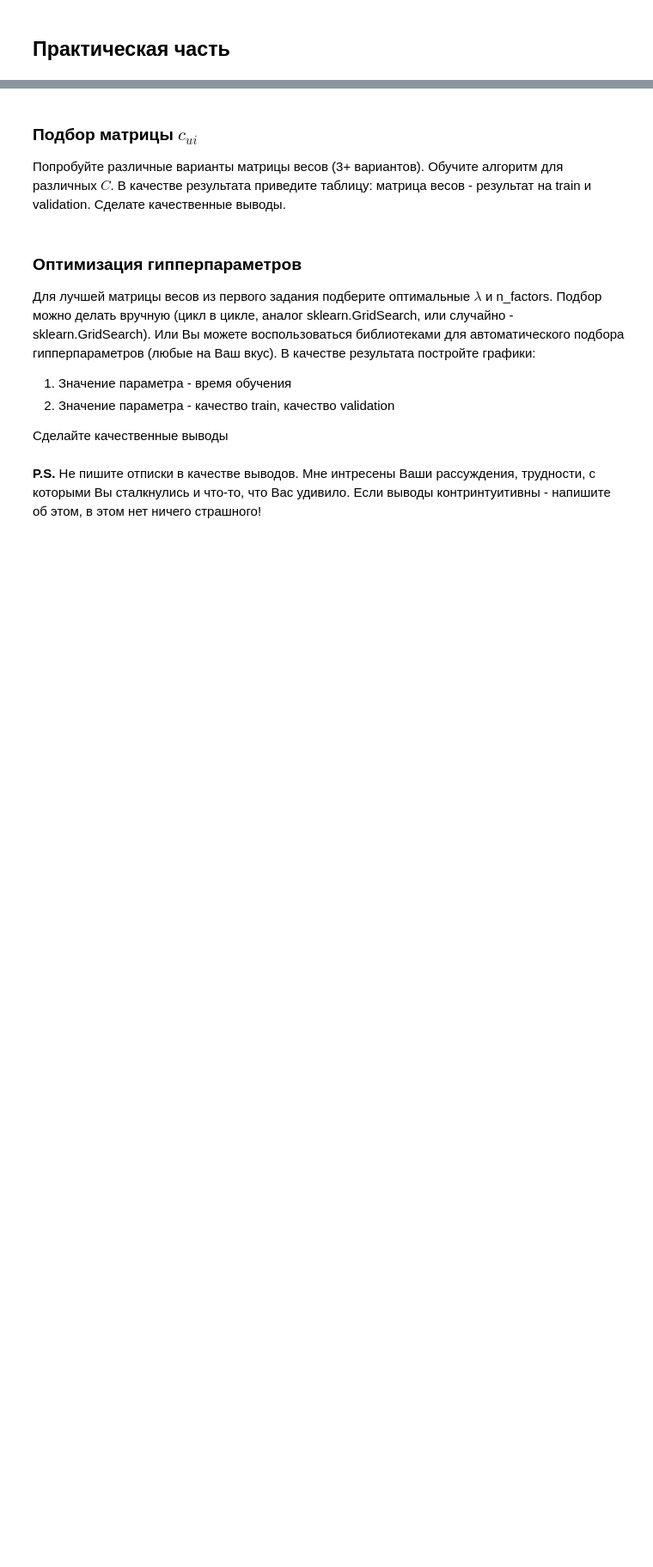
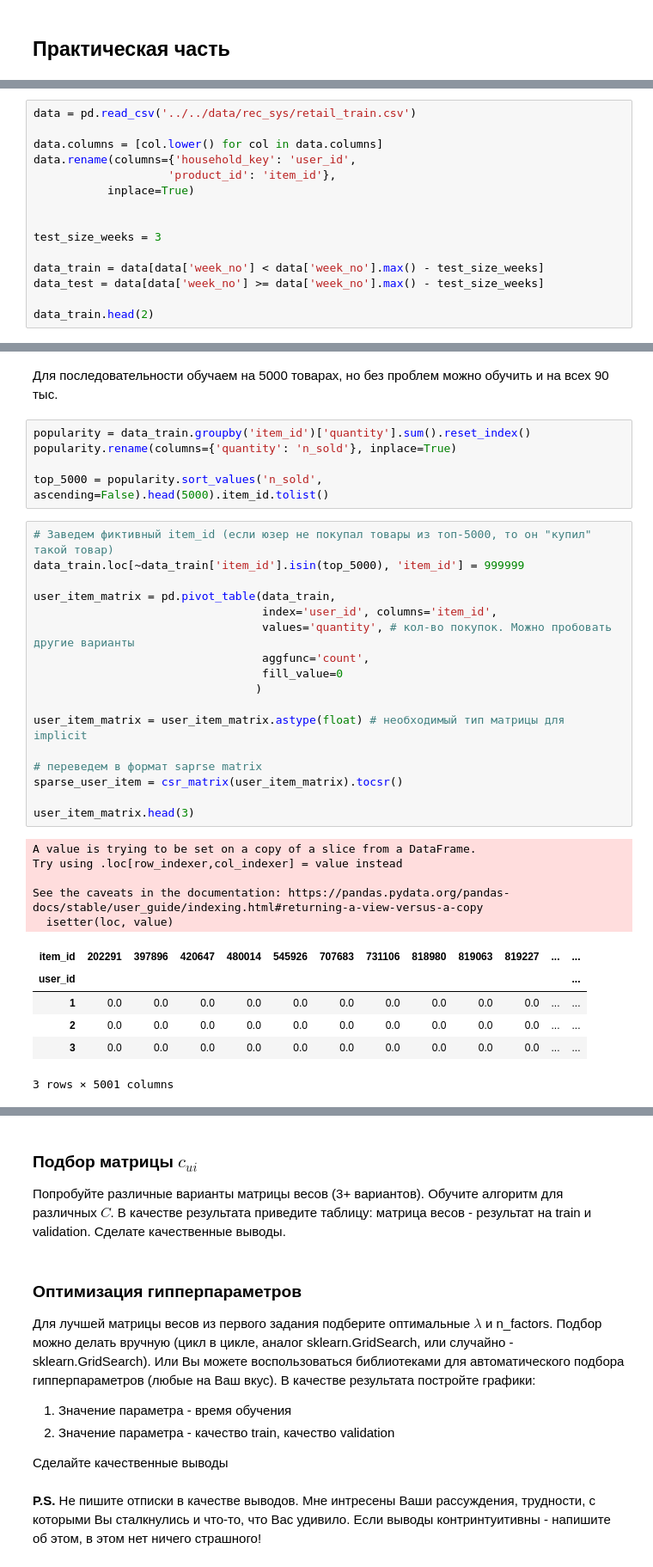
Before and after one commit to AndreiBazhenau/gb, a Jupyter notebook: rec_sys/hw3.ipynb, the cells around one changed output, grey strips where cells are left out. Shown at 86% size. Cells and saved outputs as stored; diff of their text form; blank space fills up the shorter version.

```diff
--- a/rec_sys/hw3.ipynb
+++ b/rec_sys/hw3.ipynb
@@ -23,0 +83,15 @@ import implicit
+# %%
+data = pd.read_csv('../../data/rec_sys/retail_train.csv')
+
+data.columns = [col.lower() for col in data.columns]
+data.rename(columns={'household_key': 'user_id',
+                    'product_id': 'item_id'},
+           inplace=True)
+
+
+test_size_weeks = 3
+
+data_train = data[data['week_no'] < data['week_no'].max() - test_size_weeks]
+data_test = data[data['week_no'] >= data['week_no'].max() - test_size_weeks]
+
+data_train.head(2)
@@ -23,0 +139,36 @@ import implicit
+# %% [markdown]
+Для последовательности обучаем на 5000 товарах, но без проблем можно обучить и на всех 90 тыс.
+# %%
+popularity = data_train.groupby('item_id')['quantity'].sum().reset_index()
+popularity.rename(columns={'quantity': 'n_sold'}, inplace=True)
+
+top_5000 = popularity.sort_values('n_sold', ascending=False).head(5000).item_id.tolist()
+# %%
+# Заведем фиктивный item_id (если юзер не покупал товары из топ-5000, то он "купил" такой товар)
+data_train.loc[~data_train['item_id'].isin(top_5000), 'item_id'] = 999999
+
+user_item_matrix = pd.pivot_table(data_train,
+                                  index='user_id', columns='item_id',
+                                  values='quantity', # кол-во покупок. Можно пробовать другие варианты
+                                  aggfunc='count',
+                                  fill_value=0
+                                 )
+
+user_item_matrix = user_item_matrix.astype(float) # необходимый тип матрицы для implicit
+
+# переведем в формат saprse matrix
+sparse_user_item = csr_matrix(user_item_matrix).tocsr()
+
+user_item_matrix.head(3)
+# %% [output]
+A value is trying to be set on a copy of a slice from a DataFrame.
+Try using .loc[row_indexer,col_indexer] = value instead
+
+See the caveats in the documentation: https://pandas.pydata.org/pandas-docs/stable/user_guide/indexing.html#returning-a-view-versus-a-copy
+  isetter(loc, value)
+| item_id | 202291 | 397896 | 420647 | 480014 | 545926 | 707683 | 731106 | 818980 | 819063 | 819227 | ... | ... |
+| user_id |  |  |  |  |  |  |  |  |  |  |  | ... |
+| 1 | 0.0 | 0.0 | 0.0 | 0.0 | 0.0 | 0.0 | 0.0 | 0.0 | 0.0 | 0.0 | ... | ... |
+| 2 | 0.0 | 0.0 | 0.0 | 0.0 | 0.0 | 0.0 | 0.0 | 0.0 | 0.0 | 0.0 | ... | ... |
+| 3 | 0.0 | 0.0 | 0.0 | 0.0 | 0.0 | 0.0 | 0.0 | 0.0 | 0.0 | 0.0 | ... | ... |
+3 rows × 5001 columns
```
Also changed, not shown: parts of 31 cells of this notebook, 13 other files.
